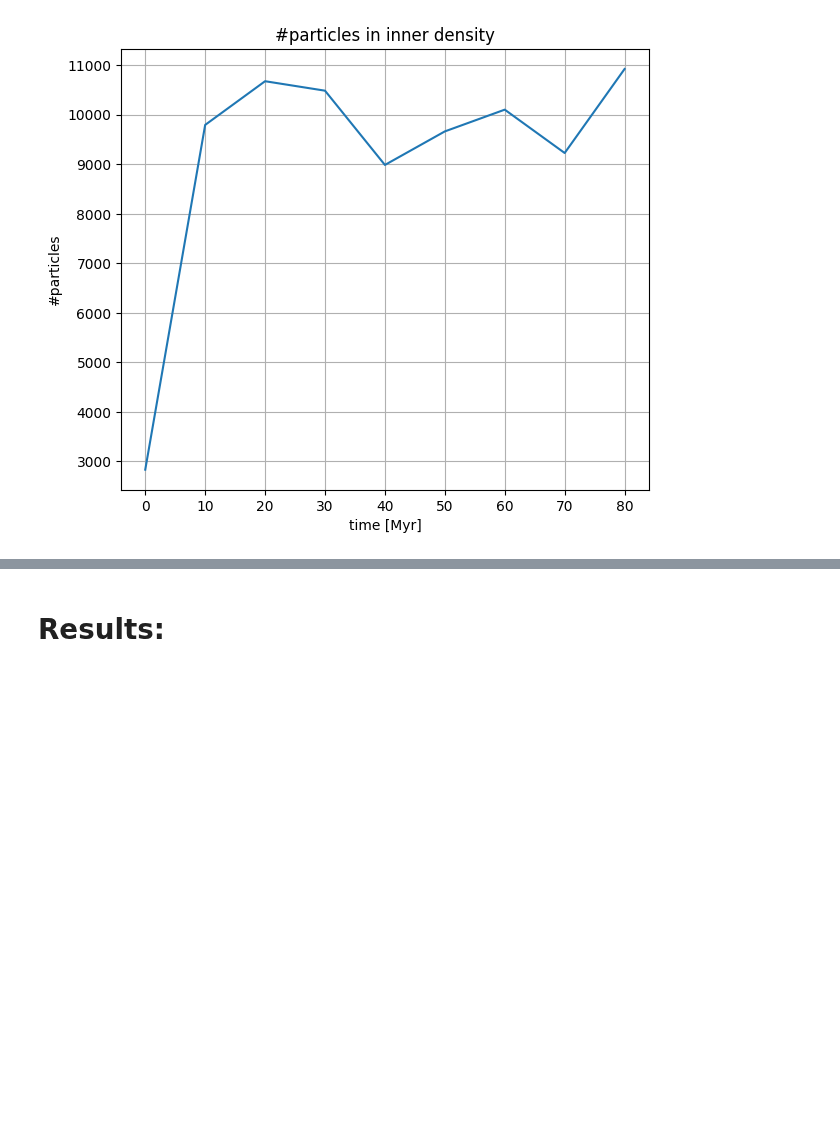
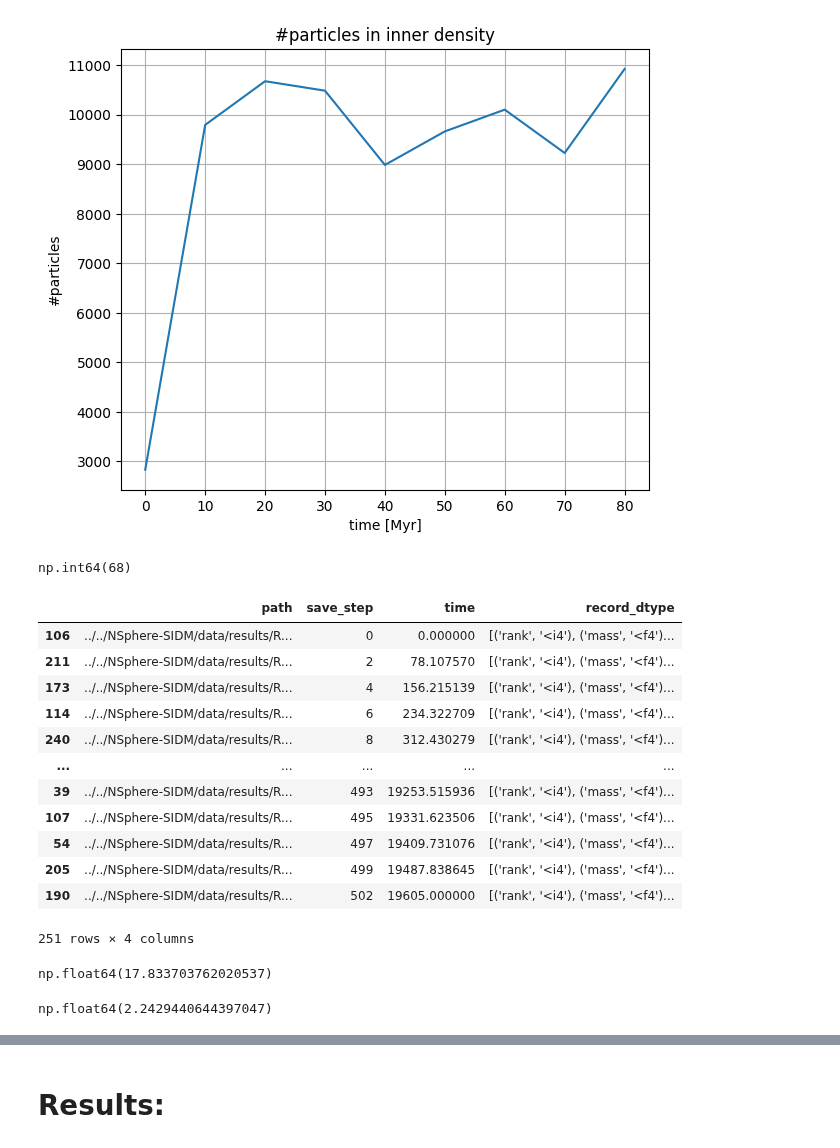
Before and after one commit to Rotem-Barnea/pySIDM, a Jupyter notebook: analysis/run.ipynb, the cells around one changed output, grey strips where cells are left out. Cells and saved outputs as stored; diff of their text form; code cells hidden in the pictures; blank space fills up the shorter version.

```diff
--- a/analysis/run.ipynb
+++ b/analysis/run.ipynb
@@ -215,0 +162,30 @@ halo.plot_inner_core_density();
+# %%
+(data.time.unique() <= 12).argmin()
+# %% [output]
+np.int64(68)
+# %%
+from src import nsphere
+nsphere.gather_files(base_filename='Rank_Mass_Rad_VRad_unsorted',ntimesteps=12550000,tfinal=1100,
+                     max_time=19.605*Gyr,root_path='../../NSphere-SIDM/data/results')
+# %% [output]
+|  | path | save_step | time | record_dtype |
+| 106 | ../../NSphere-SIDM/data/results/R... | 0 | 0.000000 | [('rank', '<i4'), ('mass', '<f4')... |
+| 211 | ../../NSphere-SIDM/data/results/R... | 2 | 78.107570 | [('rank', '<i4'), ('mass', '<f4')... |
+| 173 | ../../NSphere-SIDM/data/results/R... | 4 | 156.215139 | [('rank', '<i4'), ('mass', '<f4')... |
+| 114 | ../../NSphere-SIDM/data/results/R... | 6 | 234.322709 | [('rank', '<i4'), ('mass', '<f4')... |
+| 240 | ../../NSphere-SIDM/data/results/R... | 8 | 312.430279 | [('rank', '<i4'), ('mass', '<f4')... |
+| ... | ... | ... | ... | ... |
+| 39 | ../../NSphere-SIDM/data/results/R... | 493 | 19253.515936 | [('rank', '<i4'), ('mass', '<f4')... |
+| 107 | ../../NSphere-SIDM/data/results/R... | 495 | 19331.623506 | [('rank', '<i4'), ('mass', '<f4')... |
+| 54 | ../../NSphere-SIDM/data/results/R... | 497 | 19409.731076 | [('rank', '<i4'), ('mass', '<f4')... |
+| 205 | ../../NSphere-SIDM/data/results/R... | 499 | 19487.838645 | [('rank', '<i4'), ('mass', '<f4')... |
+| 190 | ../../NSphere-SIDM/data/results/R... | 502 | 19605.000000 | [('rank', '<i4'), ('mass', '<f4')... |
+251 rows × 4 columns
+# %%
+np.sqrt(Rs**3/(G*Mtot_dm))
+# %% [output]
+np.float64(17.833703762020537)
+# %%
+40/halo.Tdyn
+# %% [output]
+np.float64(2.2429440644397047)
```
Also changed, not shown: parts of 14 cells of this notebook.
